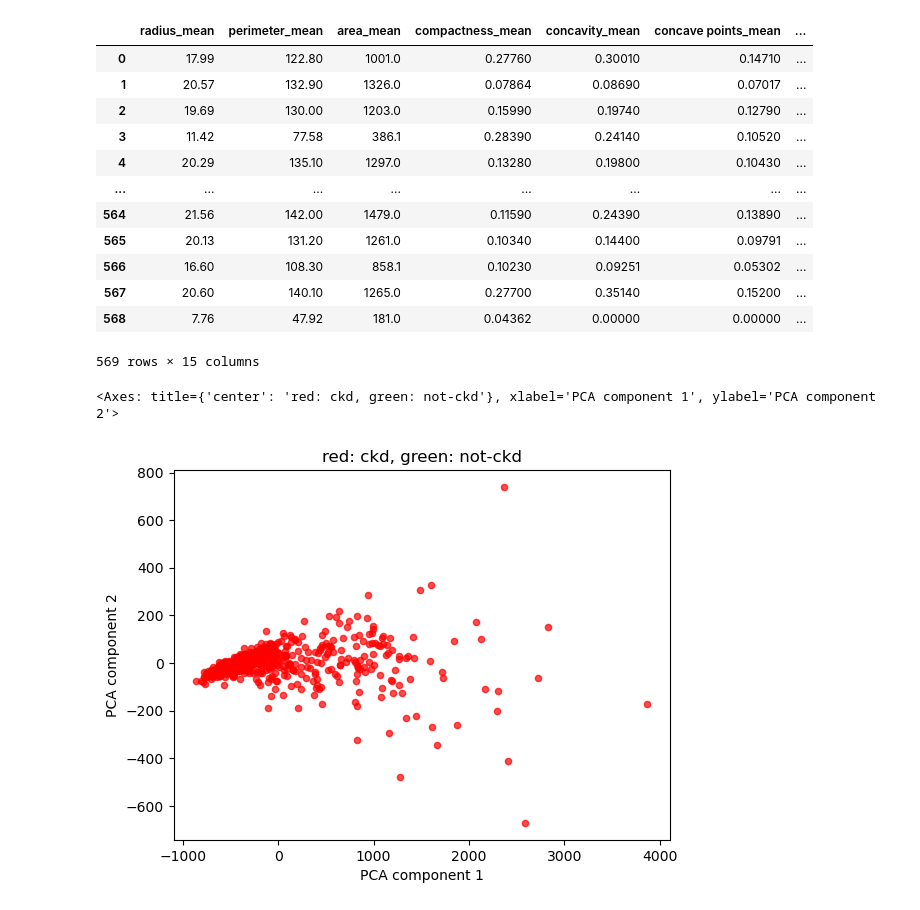
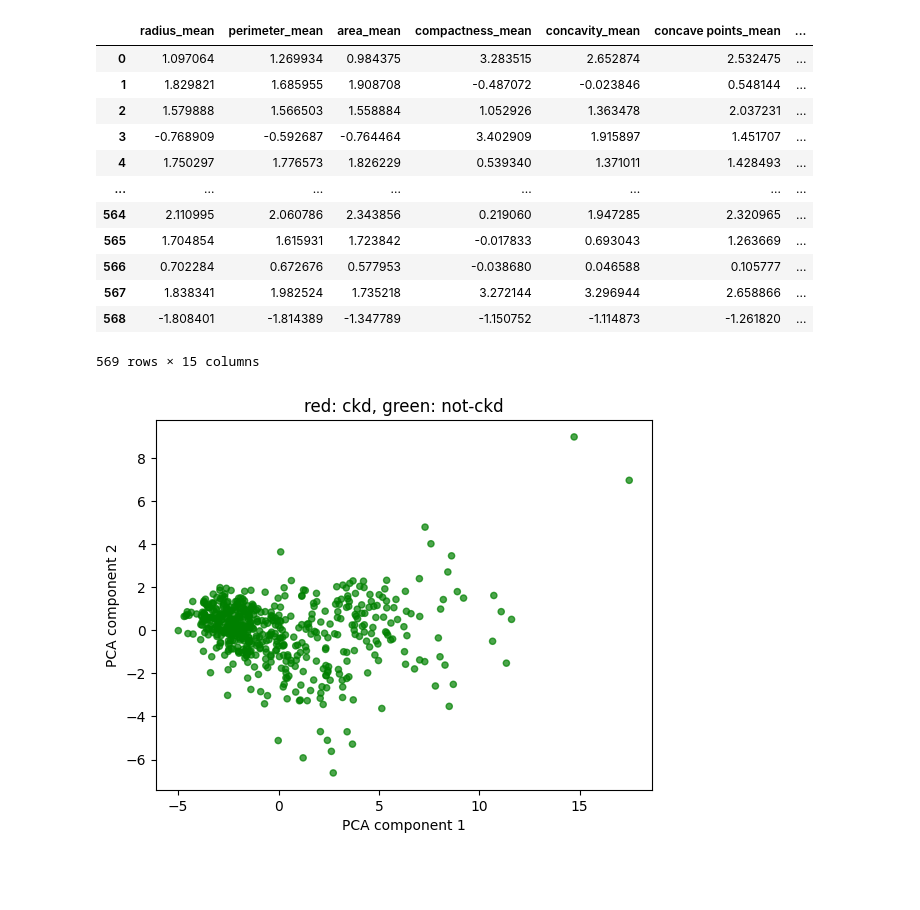
Before and after one commit to Virnirr/Breast-Cancer-Wisconsin-Machine-Learning, a Jupyter notebook: breast_cancer_prediction.ipynb, the cells around one changed output. Cells and saved outputs as stored; diff of their text form; code cells hidden in the pictures; blank space fills up the shorter version.

```diff
--- a/breast_cancer_prediction.ipynb
+++ b/breast_cancer_prediction.ipynb
@@ -19,8 +20,9 @@ vars = df.iloc[:, 2:-1]
 # vectorize the target data. M = 1 and B = 0 diagnosis
 target = df.iloc[:, 1].apply(lambda x: 1 if x == 'M' else 0)
 # %%
-X = vars
+X =  pd.DataFrame(preprocessing.StandardScaler().fit_transform(vars))
 y = target
+X.columns = vars.columns
 # Use ANOVA F-value as the scoring function for feature selection
 # f_classif is specify we using ANOVA
 # k is the number of features we want to get
@@ -61,34 +63,33 @@ X = X.loc[:,top_features]
 X
 # %% [output]
 |  | radius_mean | perimeter_mean | area_mean | compactness_mean | concavity_mean | concave points_mean | ... |
-| 0 | 17.99 | 122.80 | 1001.0 | 0.27760 | 0.30010 | 0.14710 | ... |
-| 1 | 20.57 | 132.90 | 1326.0 | 0.07864 | 0.08690 | 0.07017 | ... |
-| 2 | 19.69 | 130.00 | 1203.0 | 0.15990 | 0.19740 | 0.12790 | ... |
-| 3 | 11.42 | 77.58 | 386.1 | 0.28390 | 0.24140 | 0.10520 | ... |
-| 4 | 20.29 | 135.10 | 1297.0 | 0.13280 | 0.19800 | 0.10430 | ... |
+| 0 | 1.097064 | 1.269934 | 0.984375 | 3.283515 | 2.652874 | 2.532475 | ... |
+| 1 | 1.829821 | 1.685955 | 1.908708 | -0.487072 | -0.023846 | 0.548144 | ... |
+| 2 | 1.579888 | 1.566503 | 1.558884 | 1.052926 | 1.363478 | 2.037231 | ... |
+| 3 | -0.768909 | -0.592687 | -0.764464 | 3.402909 | 1.915897 | 1.451707 | ... |
+| 4 | 1.750297 | 1.776573 | 1.826229 | 0.539340 | 1.371011 | 1.428493 | ... |
 | ... | ... | ... | ... | ... | ... | ... | ... |
-| 564 | 21.56 | 142.00 | 1479.0 | 0.11590 | 0.24390 | 0.13890 | ... |
-| 565 | 20.13 | 131.20 | 1261.0 | 0.10340 | 0.14400 | 0.09791 | ... |
-| 566 | 16.60 | 108.30 | 858.1 | 0.10230 | 0.09251 | 0.05302 | ... |
-| 567 | 20.60 | 140.10 | 1265.0 | 0.27700 | 0.35140 | 0.15200 | ... |
-| 568 | 7.76 | 47.92 | 181.0 | 0.04362 | 0.00000 | 0.00000 | ... |
+| 564 | 2.110995 | 2.060786 | 2.343856 | 0.219060 | 1.947285 | 2.320965 | ... |
+| 565 | 1.704854 | 1.615931 | 1.723842 | -0.017833 | 0.693043 | 1.263669 | ... |
+| 566 | 0.702284 | 0.672676 | 0.577953 | -0.038680 | 0.046588 | 0.105777 | ... |
+| 567 | 1.838341 | 1.982524 | 1.735218 | 3.272144 | 3.296944 | 2.658866 | ... |
+| 568 | -1.808401 | -1.814389 | -1.347789 | -1.150752 | -1.114873 | -1.261820 | ... |
 569 rows × 15 columns
 # %%
 draw = X.loc[:, top_features]
-draw = pd.merge(X, y, left_index=True, right_index=True)
 pca = PCA(n_components=2)
 pca.fit(draw)
 T = pca.transform(draw)
 T = pd.DataFrame(T)
 
 # plot the data
 T.columns = ['PCA component 1', 'PCA component 2']
 T.plot.scatter(x='PCA component 1', y='PCA component 2',
-	marker='o', alpha=0.7, color="red",
+	marker='o', alpha=0.7, color=['red' if i=='ckd' else 'green' for i in y],
     title="red: ckd, green: not-ckd" )
+plt.show()
 # %% [output]
-<Axes: title={'center': 'red: ckd, green: not-ckd'}, xlabel='PCA component 1', ylabel='PCA component 2'>
-[figure, old version]
+[figure, new version]
 # %%
 # Stratify: split the training and testing by 80/20
 train_features, test_features, train_targets, test_targets = train_test_split(X, y, train_size=0.8,test_size=0.2,stratify = y)
```
Also changed, not shown: parts of 12 cells of this notebook.
